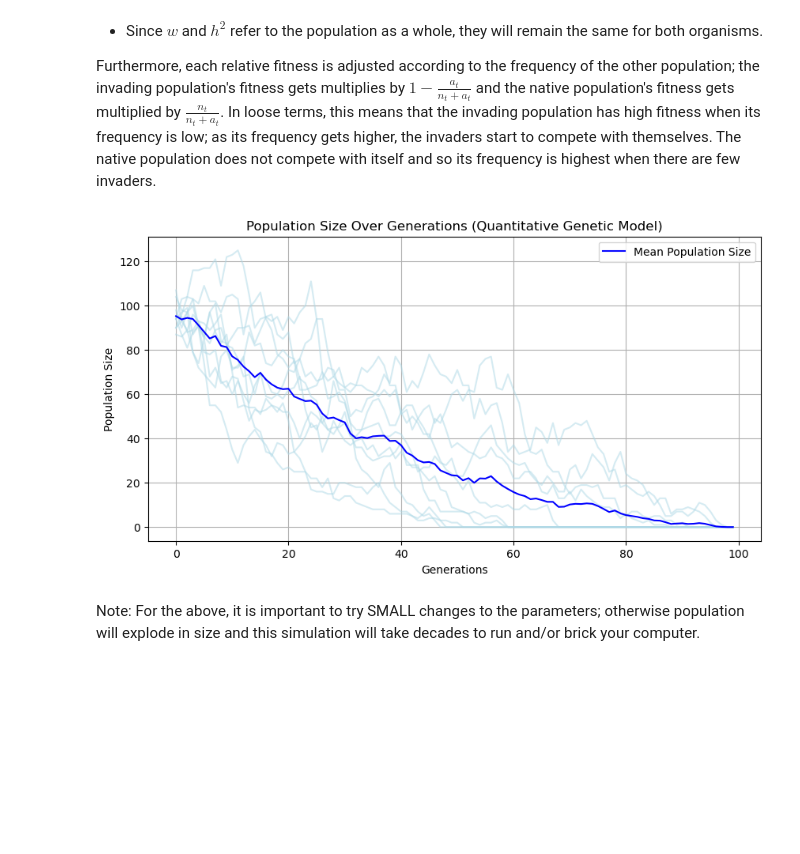
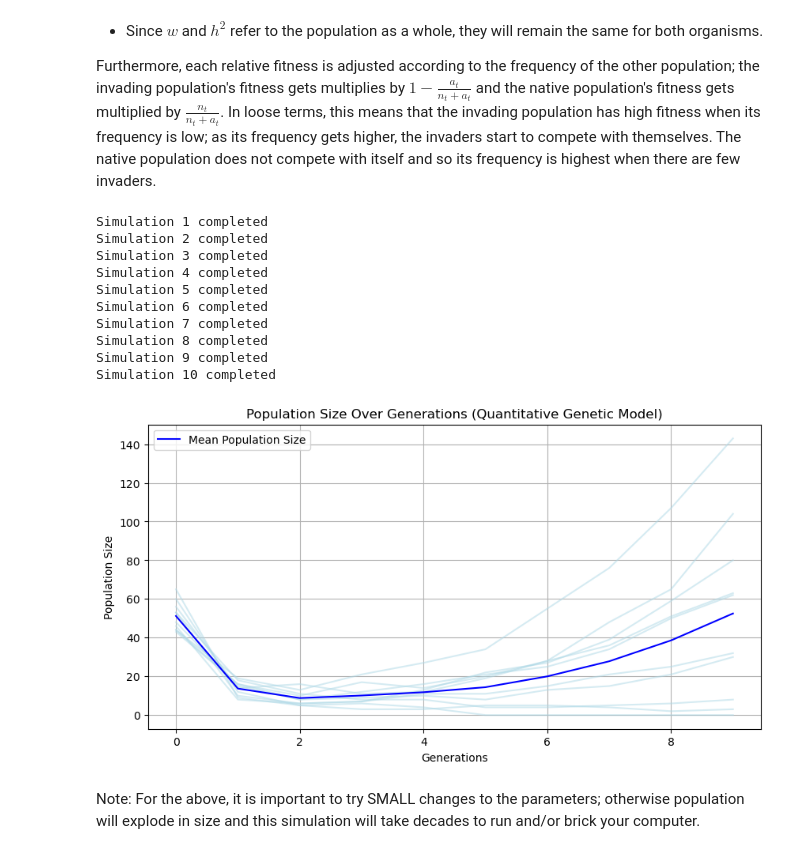
Before and after one commit to jonazhu/extinctionmodeling, a Jupyter notebook: q2_invadingspecies/invader_model.ipynb, the cells around one changed output. Saved outputs shown, nothing was run; the diff lists cells and outputs as text; code cells hidden in the pictures; blank space fills up the shorter version.

Commit message:
fix quantgen model

```diff
--- a/q2_invadingspecies/invader_model.ipynb
+++ b/q2_invadingspecies/invader_model.ipynb
@@ -341,14 +341,15 @@ def quantgen_model(n_init, w_max, w, P, h2, generations=100, n_sims=1, printout=
     np.ndarray: Array of population sizes at each generation.
     """
 
-    # Initialize first dt
-    d_t = np.random.normal(0, 1)
-
     sim_results = np.zeros((n_sims, generations))
     mean_pops = np.zeros(generations)
 
     for sim in range(n_sims):
         n = n_init
+
+        # Initialize first dt
+        #d_t = np.random.normal(0, 1)
+        d_t = 1
         for t in range(generations):
             #sample phenotypes
             phenos = sample_phenotypes(d_t, P, n)
@@ -369,25 +370,35 @@ def quantgen_model(n_init, w_max, w, P, h2, generations=100, n_sims=1, printout=
     return sim_results, mean_pops
 # %%
 #run the model
-n_init = 100
-w_max = 3
+n_init = 1000
+w_max = 2
 w = 0.1
-P = 0.3
+P = 0.1
 h2 = 0.6
-pops, mean_pops = quantgen_model(n_init, w_max, w, P, h2, generations=100, n_sims=10)
+pops, mean_pops = quantgen_model(n_init, w_max, w, P, h2, generations=10, n_sims=10, printout=True)
 
 #plot the results
 plt.figure(figsize=(10, 5))
 plt.plot(pops.T, color='lightblue', alpha=0.5)
 plt.plot(mean_pops, color='blue', label='Mean Population Size')
 plt.title('Population Size Over Generations (Quantitative Genetic Model)')
 plt.xlabel('Generations')
 plt.ylabel('Population Size')
 plt.legend()
 plt.grid()
 plt.show()
 # %% [output]
+Simulation 1 completed
+Simulation 2 completed
+Simulation 3 completed
+Simulation 4 completed
+Simulation 5 completed
+Simulation 6 completed
+Simulation 7 completed
+Simulation 8 completed
+Simulation 9 completed
+Simulation 10 completed
-[figure, old version]
+[figure, new version]
 # %% [markdown]
 Note: For the above, it is important to try SMALL changes to the parameters; otherwise population will explode in size and this simulation will take decades to run and/or brick your computer.
 # %%
```
